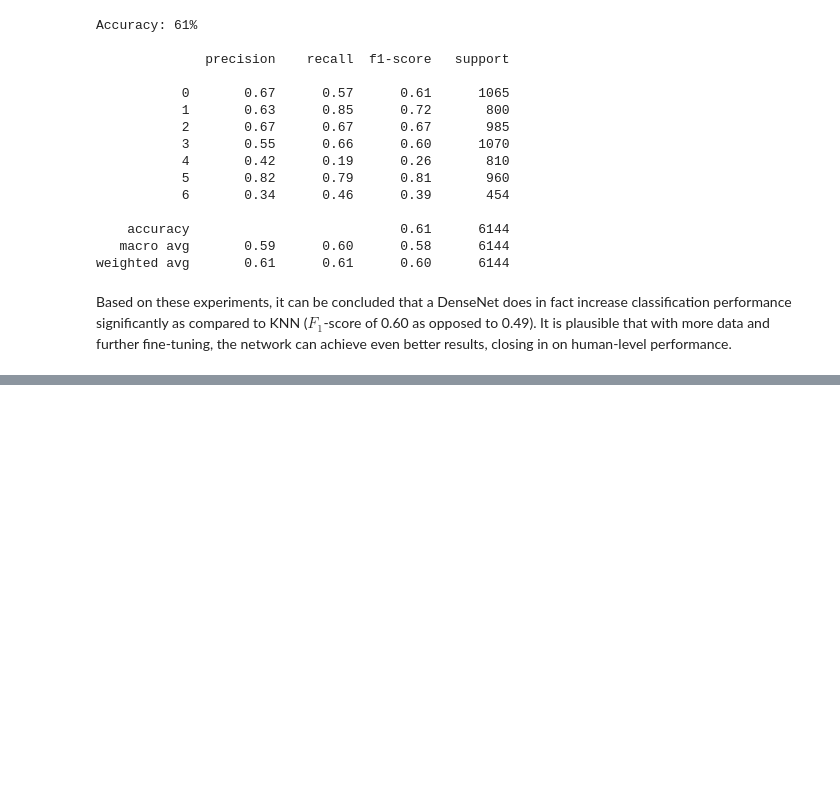
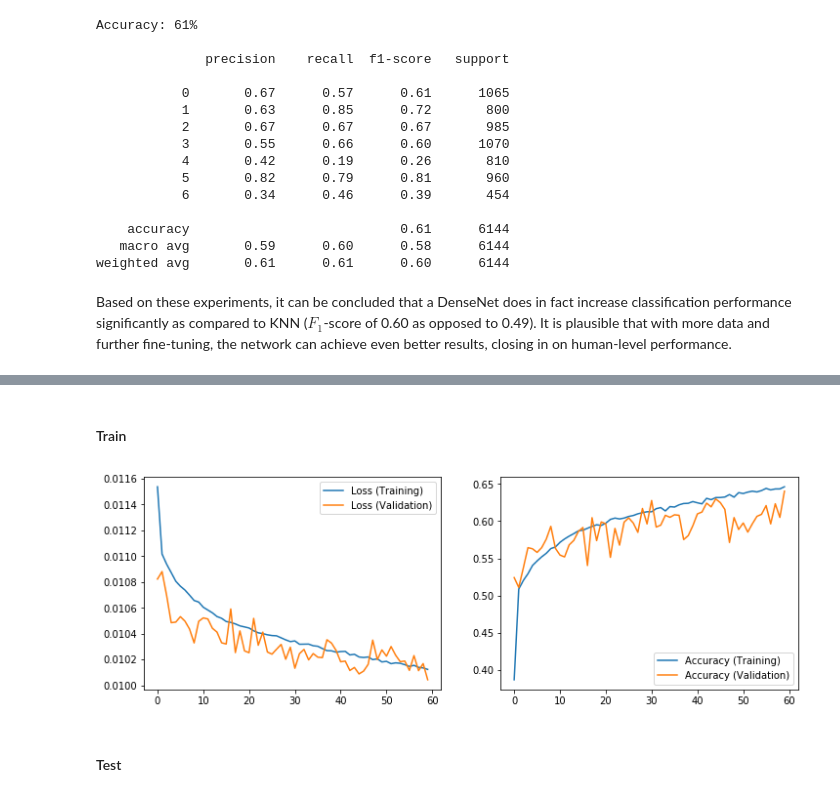
Before and after one commit to nicklashansen/music-genre-classification, a Jupyter notebook: MusicGenreClassification.ipynb, the cells around one changed output, grey strips where cells are left out. Saved outputs shown, nothing was run; the diff lists cells and outputs as text; code cells hidden in the pictures; blank space fills up the shorter version.

```diff
--- a/MusicGenreClassification.ipynb
+++ b/MusicGenreClassification.ipynb
@@ -1065,0 +1215,55 @@ Based on these experiments, it can be concluded that a DenseNet does in fact inc
+# %% [markdown]
+#### Train
+# %%
+class STFTNet(nn.Module):
+    def __init__(self):
+        super(STFTNet, self).__init__()
+
+        dropout = 0.4
+
+        self.cnn_in = nn.Sequential(
+            nn.Conv2d(in_channels=1, out_channels=NUM_CHANNELS[0], kernel_size=6, stride=1, padding=0,
+                      dilation=4, bias=False),
+            nn.BatchNorm2d(NUM_CHANNELS[0]),
+            nn.MaxPool2d(kernel_size=MAXPOOL_SIZE, stride=MAXPOOL_STRIDE, padding=0),
+            nn.LeakyReLU(),
+            nn.Dropout(p=dropout)
+        )
+
+        self.dense1 = DenseBlock(input_size=NUM_CHANNELS[0], n_layers=NUM_LAYERS, growth_rate=4, kernel_size=KERNEL_SIZE,
+                                 dilation=1, padding=1, stride=1, dropout=dropout)
+
+        self.trans1 = TransitionBlock(input_size=NUM_CHANNELS[1], output_size=NUM_CHANNELS[0], dropout=dropout)
+
+        self.dense2 = DenseBlock(input_size=NUM_CHANNELS[0], n_layers=NUM_LAYERS, growth_rate=4, kernel_size=KERNEL_SIZE,
+                                 dilation=1, padding=1, stride=1, dropout=dropout)
+
+        self.cnn_out = nn.Sequential(
+            nn.Conv2d(in_channels=NUM_CHANNELS[1], out_channels=NUM_CHANNELS[1], kernel_size=1, stride=1, bias=False),
+            nn.BatchNorm2d(NUM_CHANNELS[1]),
+            nn.MaxPool2d(kernel_size=MAXPOOL_SIZE, stride=MAXPOOL_STRIDE, padding=0),
+            nn.LeakyReLU(),
+            nn.Dropout(p=dropout)
+        )
+
+        self.out = nn.Linear(12480, NUM_CLASSES, bias=False)
+
+
+    def forward(self, x):
+        x = x.reshape((BATCH_SIZE, 1, NUM_FRAMES, 100))
+        x = self.cnn_in(x)
+        x = self.dense1(x)
+        x = self.trans1(x)
+        x = self.dense2(x)
+        x = self.cnn_out(x)
+
+        x = x.view(BATCH_SIZE, -1)
+        return F.softmax(self.out(x), dim=1)
+
+
+set_seed()
+net = train_net(STFTNet(), epochs=60, lr=3e-4)
+# %% [output]
+[figure, added]
+# %% [markdown]
+#### Test
```
Also changed, not shown: parts of 14 cells of this notebook.
